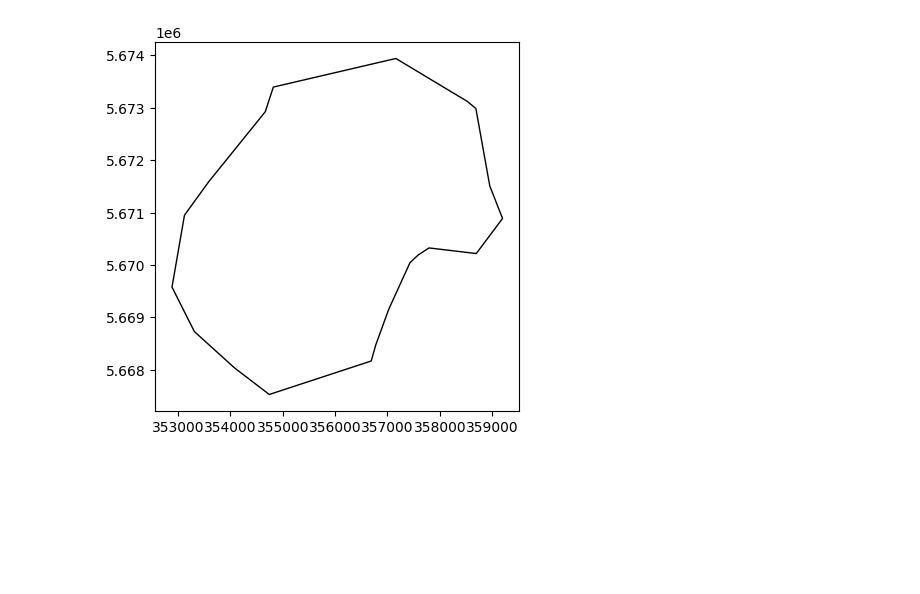
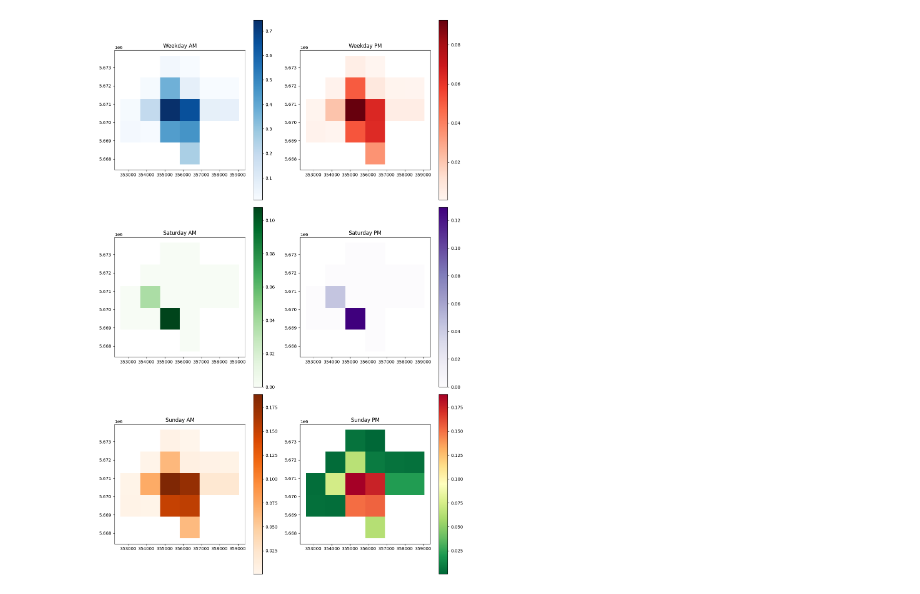
Before and after one commit to ssujit/move_sustainable, a Jupyter notebook: notebook/2_exploratory_spatial_data_analysis.ipynb, the cells around one changed output. Drawn from its saved outputs; the diff is of its cells as text; code cells hidden in the pictures; blank space fills up the shorter version.

```diff
--- a/notebook/2_exploratory_spatial_data_analysis.ipynb
+++ b/notebook/2_exploratory_spatial_data_analysis.ipynb
@@ -114,5 +28,32 @@ plot6 = sun_pm.plot("pti", cmap="RdYlGn_r", legend=True)
-# %%
-city_plot = hilden.plot('city', color='none', edgecolor='black', legend=True)
-# %% [output]
-[figure, removed]
+# %%
+# Set up subplots
+fig, axes = plt.subplots(3, 2, figsize=(12, 18))
+
+#graduated_cmap = LinearSegmentedColormap.from_list('graduated_cmap', ['#d73027', '#fee08b', '#4575b4'])
+
+wk_am.plot("pti", cmap="Blues", legend=True, ax=axes[0, 0])
+axes[0, 0].set_title("Weekday AM")
+
+wk_pm.plot("pti", cmap="Reds", legend=True, ax=axes[0, 1])
+axes[0, 1].set_title("Weekday PM")
+
+sat_am.plot("pti", cmap="Greens", legend=True, ax=axes[1, 0])
+axes[1, 0].set_title("Saturday AM")
+
+sat_pm.plot("pti", cmap="Purples", legend=True, ax=axes[1, 1])
+axes[1, 1].set_title("Saturday PM")
+
+sun_am.plot("pti", cmap="Oranges", legend=True, ax=axes[2, 0])
+axes[2, 0].set_title("Sunday AM")
+
+sun_pm.plot("pti", cmap="RdYlGn_r", legend=True, ax=axes[2, 1])
+axes[2, 1].set_title("Sunday PM")
+
+# Adjust layout
+plt.tight_layout()
+
+# Show the plot
+plt.show()
+# %% [output]
+[figure, added]
 # %%
```
Also changed, not shown: parts of 27 cells of this notebook, 1 other file.
